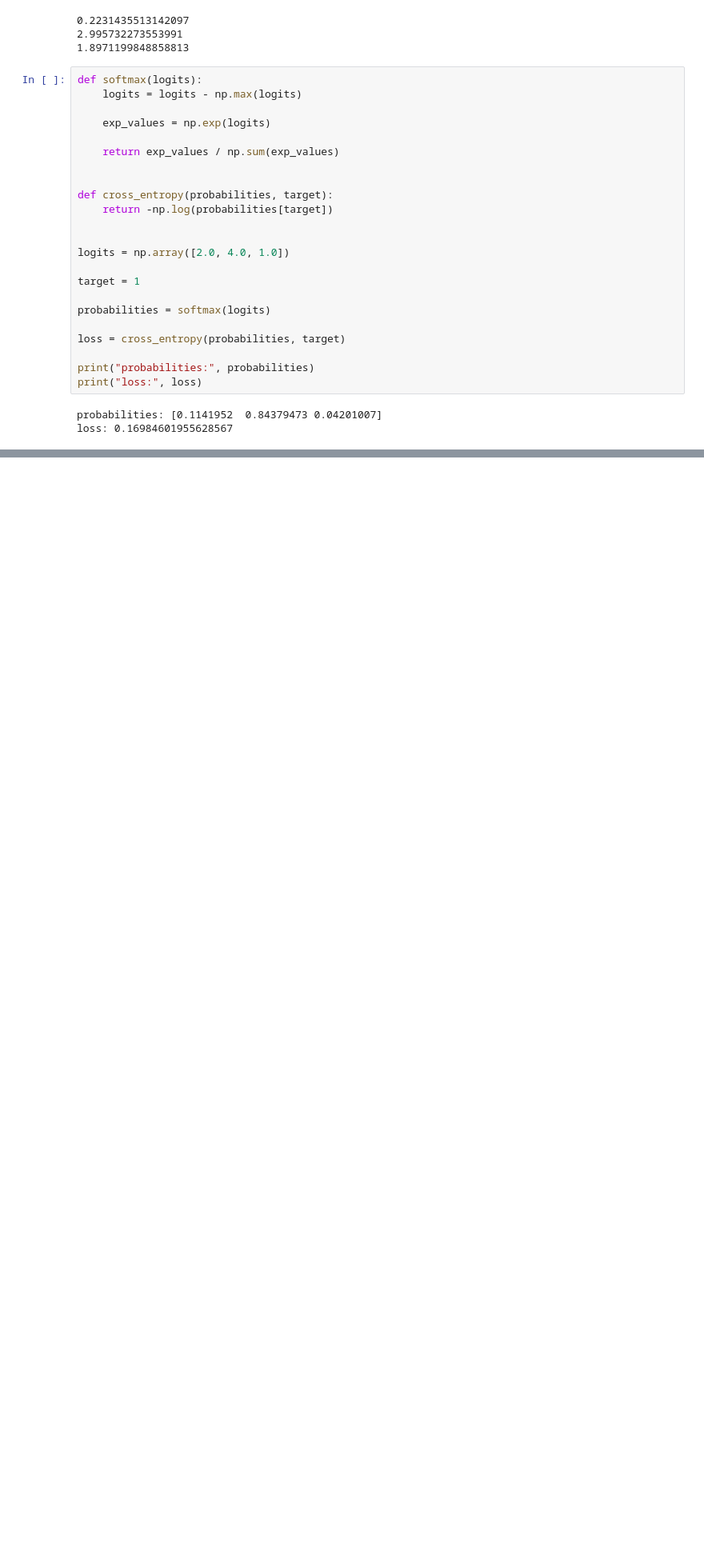
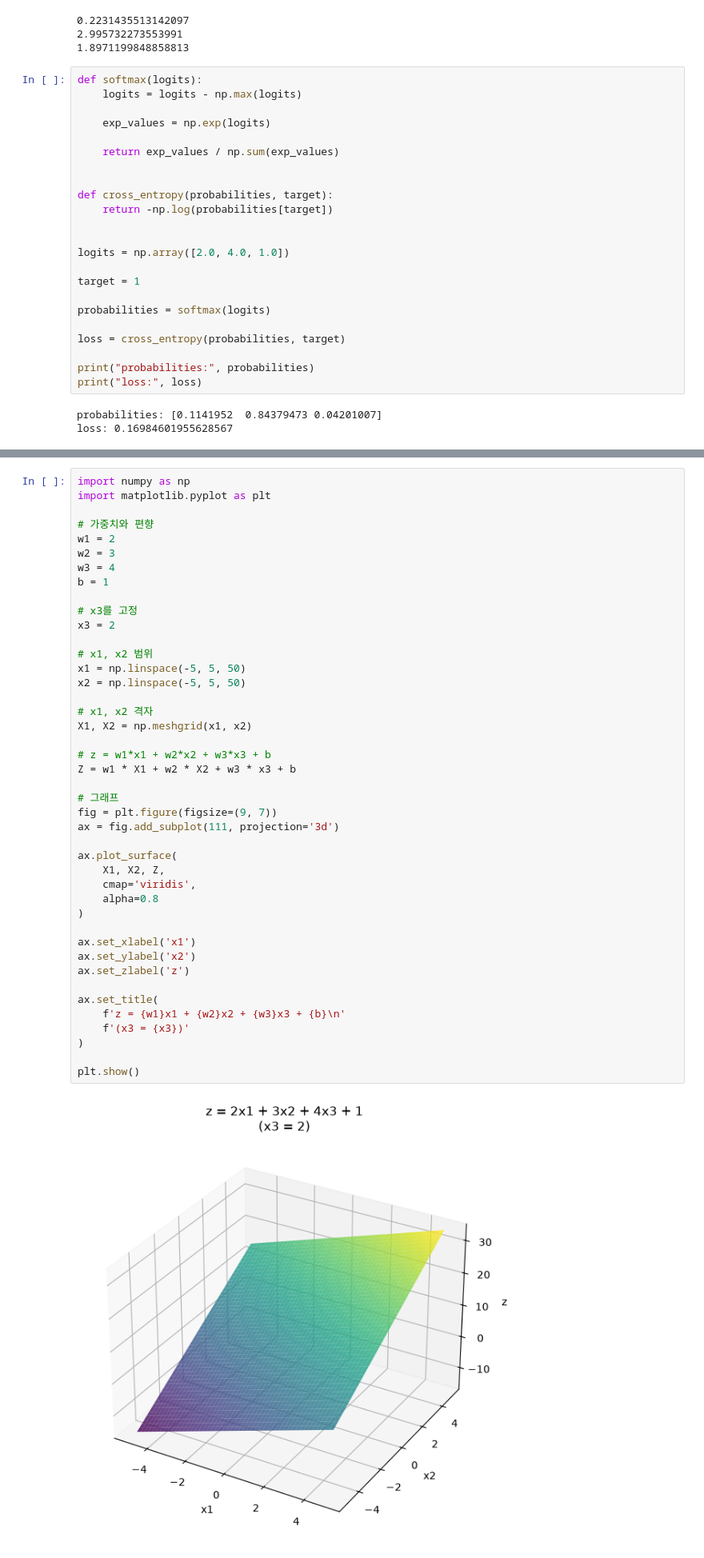
Before and after one commit to Kimchi-2025/big0611, a Jupyter notebook: py/AI_Learning/ML_day1.ipynb, the cells around one changed output, grey strips where cells are left out. Shown at 80% size. Drawn from its saved outputs; the diff is of its cells as text; blank space fills up the shorter version.

```diff
--- a/py/AI_Learning/ML_day1.ipynb
+++ b/py/AI_Learning/ML_day1.ipynb
@@ -1045,0 +1193,45 @@ loss: 0.16984601955628567
+# %%
+import numpy as np
+import matplotlib.pyplot as plt
+
+# 가중치와 편향
+w1 = 2
+w2 = 3
+w3 = 4
+b = 1
+
+# x3를 고정
+x3 = 2
+
+# x1, x2 범위
+x1 = np.linspace(-5, 5, 50)
+x2 = np.linspace(-5, 5, 50)
+
+# x1, x2 격자
+X1, X2 = np.meshgrid(x1, x2)
+
+# z = w1*x1 + w2*x2 + w3*x3 + b
+Z = w1 * X1 + w2 * X2 + w3 * x3 + b
+
+# 그래프
+fig = plt.figure(figsize=(9, 7))
+ax = fig.add_subplot(111, projection='3d')
+
+ax.plot_surface(
+    X1, X2, Z,
+    cmap='viridis',
+    alpha=0.8
+)
+
+ax.set_xlabel('x1')
+ax.set_ylabel('x2')
+ax.set_zlabel('z')
+
+ax.set_title(
+    f'z = {w1}x1 + {w2}x2 + {w3}x3 + {b}\n'
+    f'(x3 = {x3})'
+)
+
+plt.show()
+# %% [output]
+[figure, added]
```
Also changed, not shown: parts of 14 cells of this notebook.
